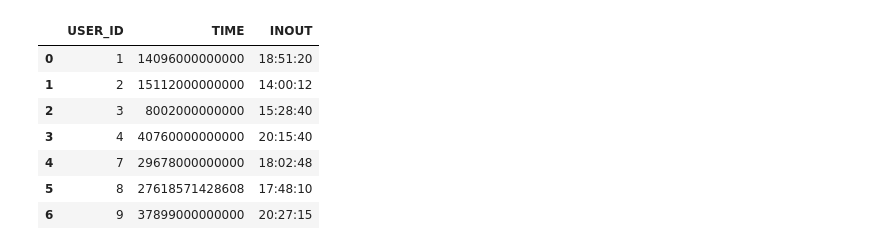
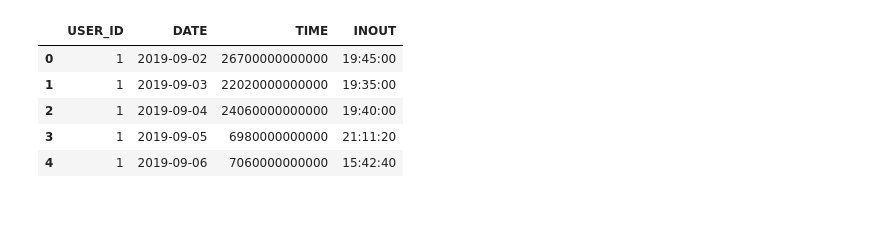
Before and after one commit to bestspang/LineBot, a Jupyter notebook: jupyter/WorkAVG.ipynb, the cells around one changed output. Drawn from its saved outputs; the diff is of its cells as text; code cells hidden in the pictures; blank space fills up the shorter version.

```diff
--- a/jupyter/WorkAVG.ipynb
+++ b/jupyter/WorkAVG.ipynb
@@ -44,5 +49,5 @@ df.shape
 # %%
-df2 = pd.DataFrame(df.groupby(['USER_ID', 'TYPE'])['TIME'].mean())
+df2 = pd.DataFrame(df.groupby(['USER_ID','DATE','TYPE'])['TIME'].mean())
 # %%
 df2['INOUT'] = pd.to_datetime(df2['TIME']).dt.time
 df2
@@ -70,0 +103,3 @@ w_in = df2[df2['TYPE'] == 1].reset_index().drop(["index","TYPE"], axis=1)
+# %%
+new_df = pd.merge(w_out, w_in,  how='left', left_on=['USER_ID','DATE'], right_on = ['USER_ID','DATE'])
+new_df
@@ -71,13 +124,11 @@ w_in = df2[df2['TYPE'] == 1].reset_index().drop(["index","TYPE"], axis=1)
 # %%
 w_total = w_out.copy()
-w_total['TIME'] = w_out['TIME'] - w_in['TIME']
-w_total
+w_total['TIME'] = new_df['TIME_x'] - new_df['TIME_y']
+w_total.head(5)
 # %% [output]
-|  | USER_ID | TIME | INOUT |
-| 0 | 1 | 14096000000000 | 18:51:20 |
-| 1 | 2 | 15112000000000 | 14:00:12 |
-| 2 | 3 | 8002000000000 | 15:28:40 |
-| 3 | 4 | 40760000000000 | 20:15:40 |
-| 4 | 7 | 29678000000000 | 18:02:48 |
-| 5 | 8 | 27618571428608 | 17:48:10 |
-| 6 | 9 | 37899000000000 | 20:27:15 |
+|  | USER_ID | DATE | TIME | INOUT |
+| 0 | 1 | 2019-09-02 | 26700000000000 | 19:45:00 |
+| 1 | 1 | 2019-09-03 | 22020000000000 | 19:35:00 |
+| 2 | 1 | 2019-09-04 | 24060000000000 | 19:40:00 |
+| 3 | 1 | 2019-09-05 | 6980000000000 | 21:11:20 |
+| 4 | 1 | 2019-09-06 | 7060000000000 | 15:42:40 |
```
Also changed, not shown: parts of 10 cells of this notebook, 2 other files.
